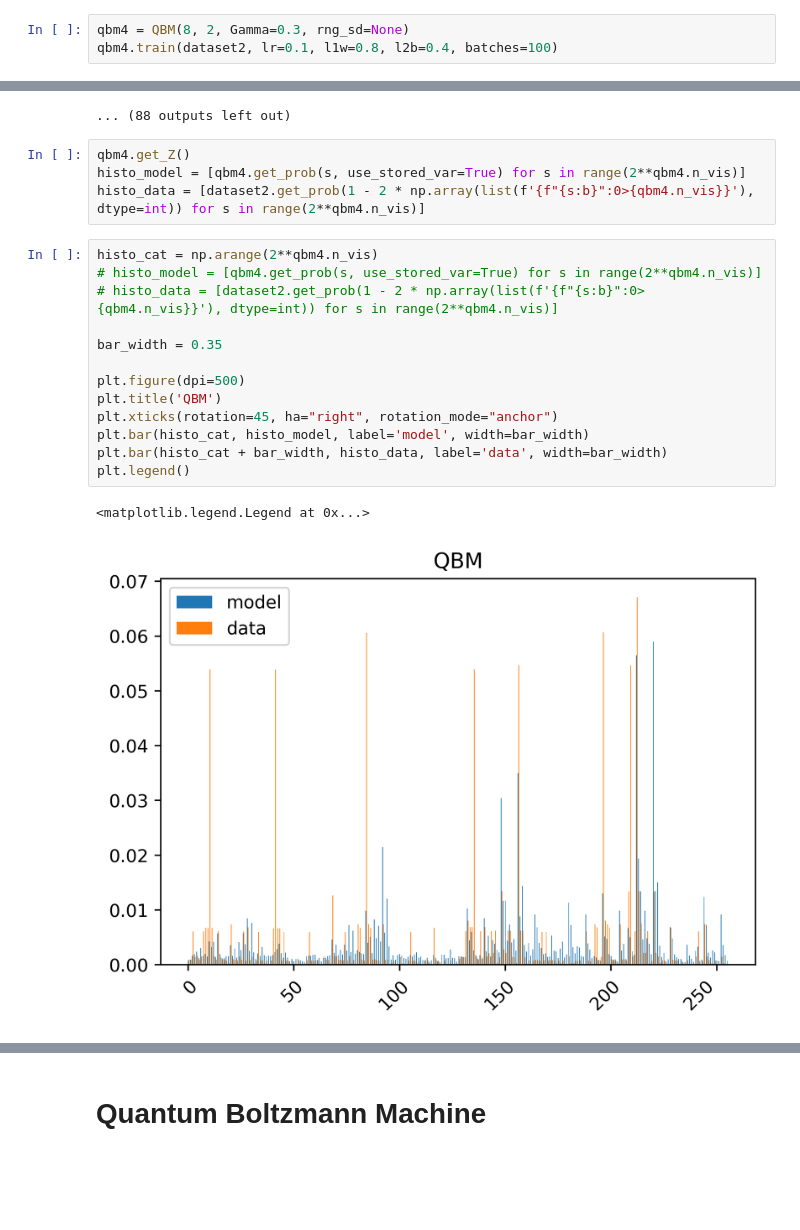
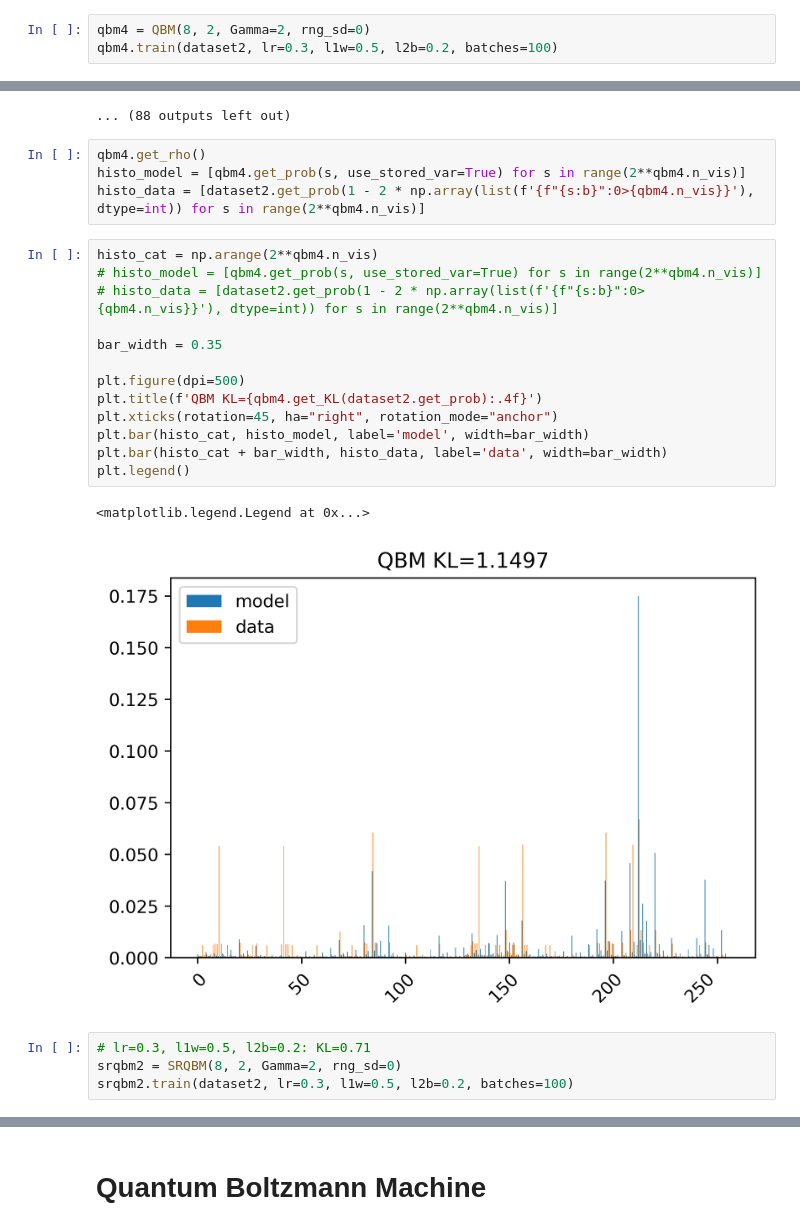
Before and after one commit to haoyudoingthings/QBM, a Jupyter notebook: Boltzmann-Machine.ipynb, the cells around one changed output, grey strips where cells are left out. Cells and saved outputs as stored; diff of their text form; blank space fills up the shorter version.

Commit message:
sped up graph generation, including KL calculation

```diff
--- a/Boltzmann-Machine.ipynb
+++ b/Boltzmann-Machine.ipynb
@@ -255,8 +284,8 @@ dataset2.centers
  array([-1,  1,  1, -1, -1, -1,  1,  1]),
  array([-1, -1,  1,  1,  1, -1,  1,  1])]
 # %%
-qbm4 = QBM(8, 2, Gamma=0.3, rng_sd=None)
-qbm4.train(dataset2, lr=0.1, l1w=0.8, l2b=0.4, batches=100)
+qbm4 = QBM(8, 2, Gamma=2, rng_sd=0)
+qbm4.train(dataset2, lr=0.3, l1w=0.5, l2b=0.2, batches=100)
 # %% [output]
 Batch: 1/100
 Batch: 2/100
@@ -272,22 +301,26 @@ Batch: 11/100
 Batch: 12/100
 ... (88 outputs left out)
 # %%
-qbm4.get_Z()
+qbm4.get_rho()
 histo_model = [qbm4.get_prob(s, use_stored_var=True) for s in range(2**qbm4.n_vis)]
 histo_data = [dataset2.get_prob(1 - 2 * np.array(list(f'{f"{s:b}":0>{qbm4.n_vis}}'), dtype=int)) for s in range(2**qbm4.n_vis)]
 # %%
 histo_cat = np.arange(2**qbm4.n_vis)
 # histo_model = [qbm4.get_prob(s, use_stored_var=True) for s in range(2**qbm4.n_vis)]
 # histo_data = [dataset2.get_prob(1 - 2 * np.array(list(f'{f"{s:b}":0>{qbm4.n_vis}}'), dtype=int)) for s in range(2**qbm4.n_vis)]
 
 bar_width = 0.35
 
 plt.figure(dpi=500)
-plt.title('QBM')
+plt.title(f'QBM KL={qbm4.get_KL(dataset2.get_prob):.4f}')
 plt.xticks(rotation=45, ha="right", rotation_mode="anchor")
 plt.bar(histo_cat, histo_model, label='model', width=bar_width)
 plt.bar(histo_cat + bar_width, histo_data, label='data', width=bar_width)
 plt.legend()
 # %% [output]
 <matplotlib.legend.Legend at 0x...>
-[figure, old version]
+[figure, new version]
+# %%
+# lr=0.3, l1w=0.5, l2b=0.2: KL=0.71
+srqbm2 = SRQBM(8, 2, Gamma=2, rng_sd=0)
+srqbm2.train(dataset2, lr=0.3, l1w=0.5, l2b=0.2, batches=100)
```
Also changed, not shown: parts of 14 cells of this notebook.
